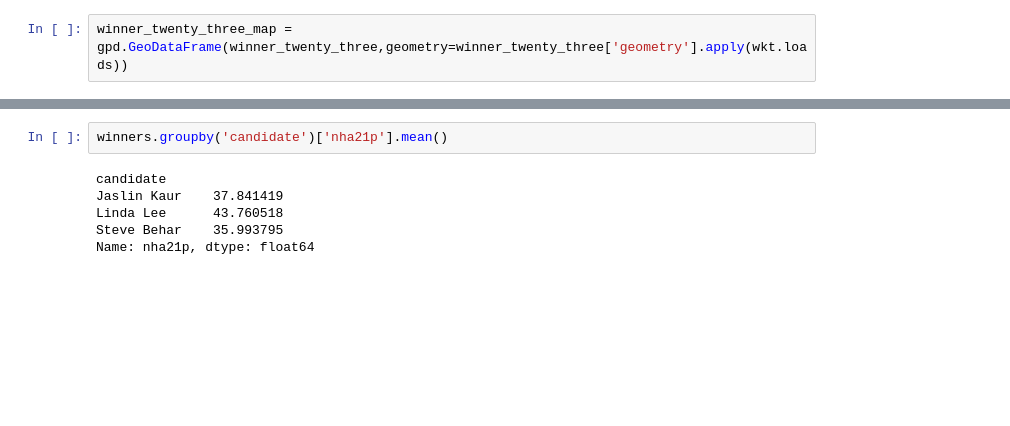
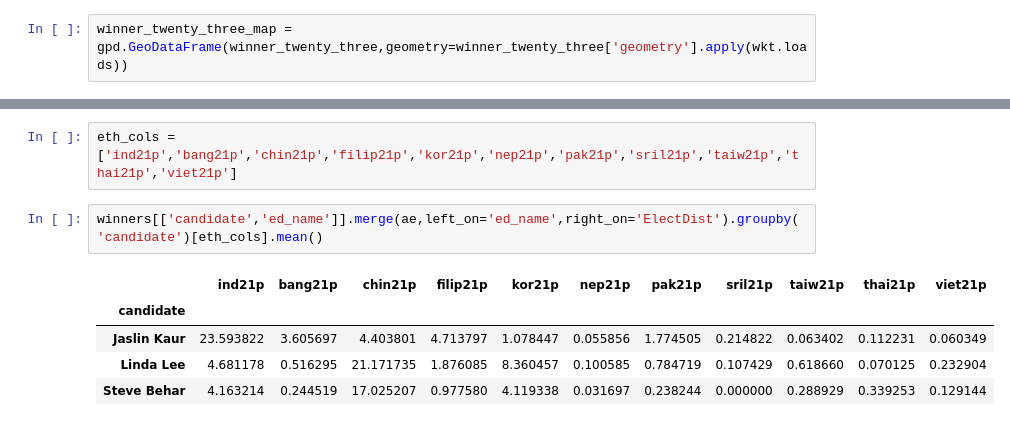
Before and after one commit to SamTGoodson/member_chapters, a Jupyter notebook: notebooks/district_23.ipynb, the cells around one changed output, grey strips where cells are left out. Cells and saved outputs as stored; diff of their text form; blank space fills up the shorter version.

```diff
--- a/notebooks/district_23.ipynb
+++ b/notebooks/district_23.ipynb
@@ -96,8 +97,10 @@ plt.show()
-# %%
-winners.groupby('candidate')['nha21p'].mean()
-# %% [output]
-candidate
-Jaslin Kaur    37.841419
-Linda Lee      43.760518
-Steve Behar    35.993795
-Name: nha21p, dtype: float64
+# %%
+eth_cols = ['ind21p','bang21p','chin21p','filip21p','kor21p','nep21p','pak21p','sril21p','taiw21p','thai21p','viet21p']
+# %%
+winners[['candidate','ed_name']].merge(ae,left_on='ed_name',right_on='ElectDist').groupby('candidate')[eth_cols].mean()
+# %% [output]
+|  | ind21p | bang21p | chin21p | filip21p | kor21p | nep21p | pak21p | sril21p | taiw21p | thai21p | viet21p |
+| candidate |  |  |  |  |  |  |  |  |  |  |  |
+| Jaslin Kaur | 23.593822 | 3.605697 | 4.403801 | 4.713797 | 1.078447 | 0.055856 | 1.774505 | 0.214822 | 0.063402 | 0.112231 | 0.060349 |
+| Linda Lee | 4.681178 | 0.516295 | 21.171735 | 1.876085 | 8.360457 | 0.100585 | 0.784719 | 0.107429 | 0.618660 | 0.070125 | 0.232904 |
+| Steve Behar | 4.163214 | 0.244519 | 17.025207 | 0.977580 | 4.119338 | 0.031697 | 0.238244 | 0.000000 | 0.288929 | 0.339253 | 0.129144 |
```
Also changed, not shown: parts of 3 cells of this notebook, 7 other files.
